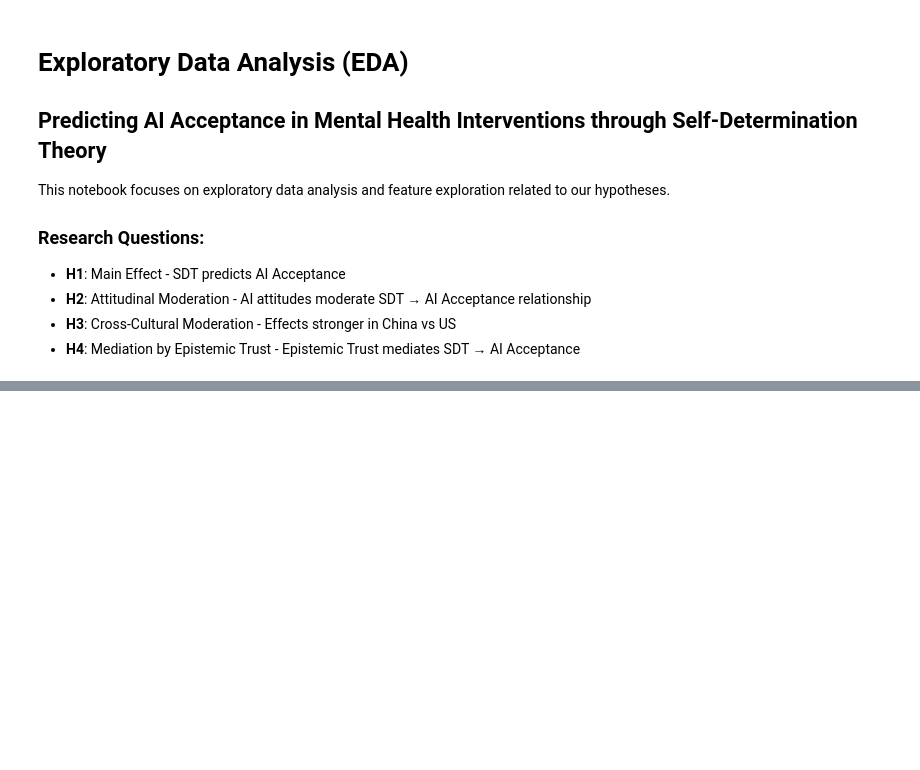
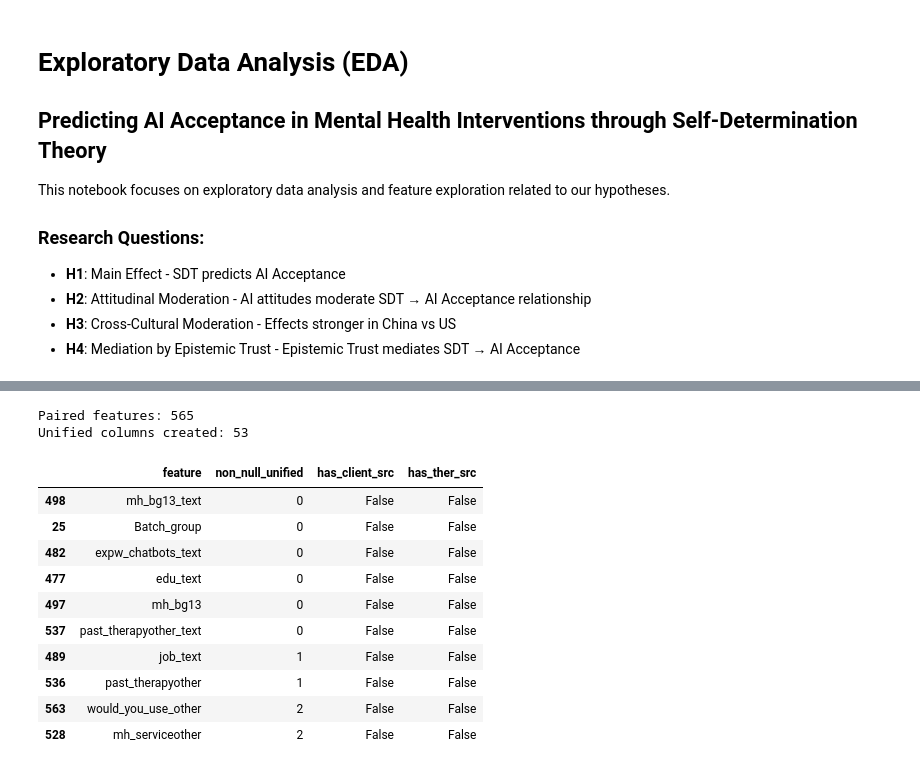
Before and after one commit to ZhaoJackson/AI_Attitude_Psychotherapy, a Jupyter notebook: Exploratory_Data_Analysis.ipynb, the cells around one changed output, grey strips where cells are left out. Cells and saved outputs as stored; diff of their text form; code cells hidden in the pictures; blank space fills up the shorter version.

```diff
--- a/Exploratory_Data_Analysis.ipynb
+++ b/Exploratory_Data_Analysis.ipynb
@@ -373,0 +131,7 @@ print(f"  Variables: {list(combined_data.columns)}")
+# %%
+# Left-join CN_all with client-only extras and therapist-only extras
+cn_all_aug = cn_all.merge(client_extra_df, on="ID", how="left")
+cn_all_aug = cn_all_aug.merge(therapist_extra_df, on="ID", how="left")
+
+print("Original CN_all shape :", cn_all.shape)
+print("Augmented CN_all shape:", cn_all_aug.shape)
@@ -373,0 +304,11 @@ print(f"  Variables: {list(combined_data.columns)}")
+# %%
+unified_cols_created = []
+for base in paired_bases:
+    if base not in cn.columns:
+        cn[base] = coalesce_pair(cn, base)
+        unified_cols_created.append(base)
+
+len_unified = len(unified_cols_created)
+print(f"Unified columns created: {len_unified}")
+if len_unified:
+    print("Examples:", unified_cols_created[:10])
@@ -373,0 +322,28 @@ print(f"  Variables: {list(combined_data.columns)}")
+# %%
+qa = []
+for base in paired_bases:
+    qa.append({
+        "feature": base,
+        "non_null_unified": int(cn[base].notna().sum()),
+        "has_client_src": f"{base}_client" in cn.columns,
+        "has_ther_src": f"{base}_therapist" in cn.columns,
+    })
+
+qa_df = pd.DataFrame(qa).sort_values("non_null_unified")
+print("Paired features:", len(paired_bases))
+print("Unified columns created:", len_unified)
+display(qa_df.head(10))
+# %% [output]
+Paired features: 565
+Unified columns created: 53
+|  | feature | non_null_unified | has_client_src | has_ther_src |
+| 498 | mh_bg13_text | 0 | False | False |
+| 25 | Batch_group | 0 | False | False |
+| 482 | expw_chatbots_text | 0 | False | False |
+| 477 | edu_text | 0 | False | False |
+| 497 | mh_bg13 | 0 | False | False |
+| 537 | past_therapyother_text | 0 | False | False |
+| 489 | job_text | 1 | False | False |
+| 536 | past_therapyother | 1 | False | False |
+| 563 | would_you_use_other | 2 | False | False |
+| 528 | mh_serviceother | 2 | False | False |
```
Also changed, not shown: parts of 88 cells of this notebook, 2 other files.
